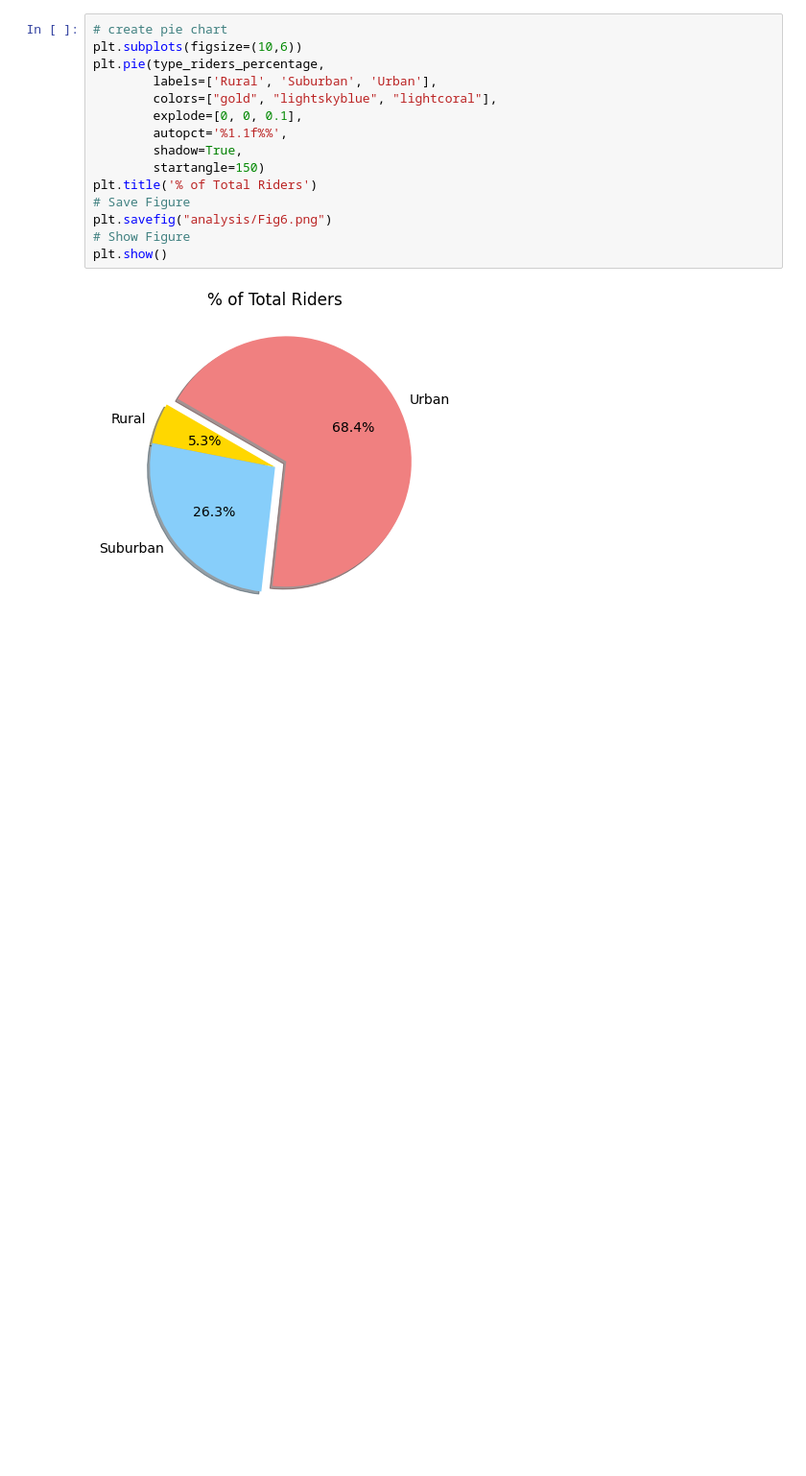
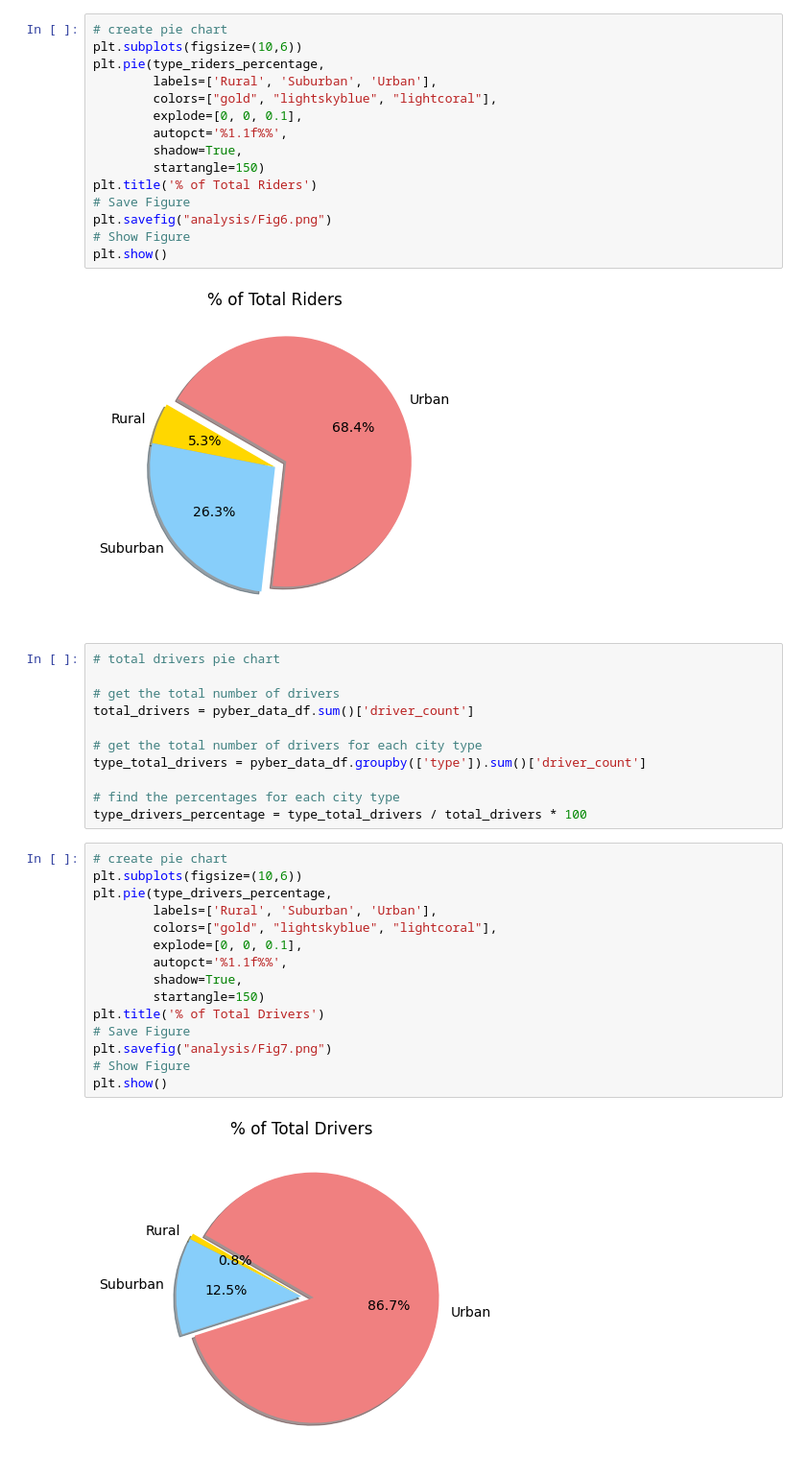
Before and after one commit to bmcnamee96/PyBer_Analysis, a Jupyter notebook: PyBer.ipynb, the cells around one changed output. Shown: that part at 96% size. Drawn from its saved outputs; the diff is of its cells as text; blank space fills up the shorter version.

Commit message:
% drivers pie chart

```diff
--- a/PyBer.ipynb
+++ b/PyBer.ipynb
@@ -646,3 +646,31 @@ plt.savefig("analysis/Fig6.png")
 plt.show()
 # %% [output]
 [figure]
+# %%
+# total drivers pie chart
+
+# get the total number of drivers
+total_drivers = pyber_data_df.sum()['driver_count']
+
+# get the total number of drivers for each city type
+type_total_drivers = pyber_data_df.groupby(['type']).sum()['driver_count']
+
+# find the percentages for each city type
+type_drivers_percentage = type_total_drivers / total_drivers * 100
+# %%
+# create pie chart
+plt.subplots(figsize=(10,6))
+plt.pie(type_drivers_percentage,
+        labels=['Rural', 'Suburban', 'Urban'],
+        colors=["gold", "lightskyblue", "lightcoral"],
+        explode=[0, 0, 0.1],
+        autopct='%1.1f%%',
+        shadow=True,
+        startangle=150)
+plt.title('% of Total Drivers')
+# Save Figure
+plt.savefig("analysis/Fig7.png")
+# Show Figure
+plt.show()
+# %% [output]
+[figure, added]
```
Also changed, not shown: 1 other file.
